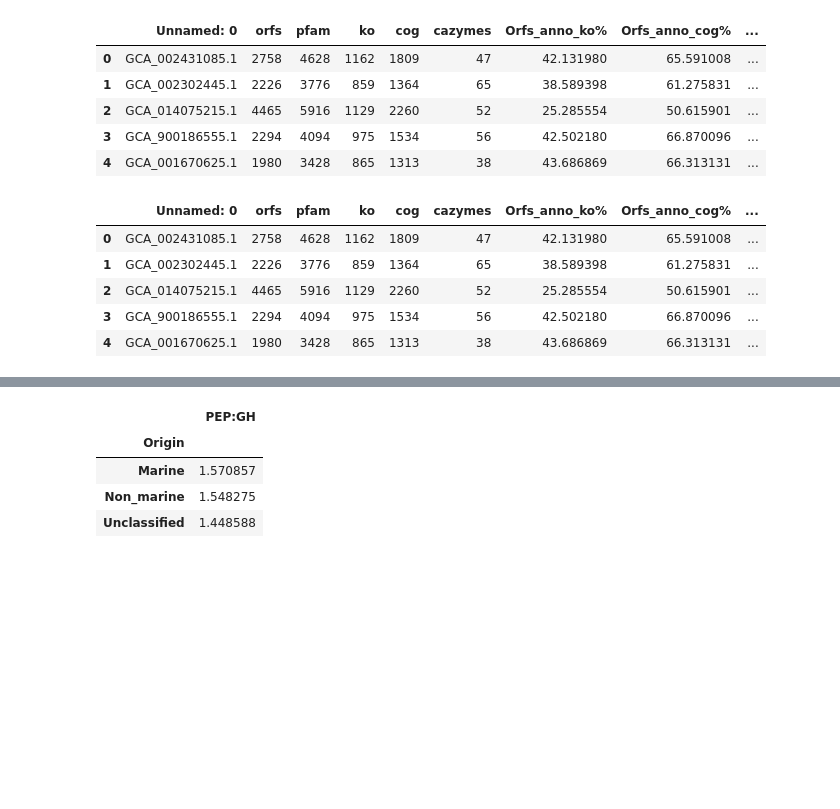
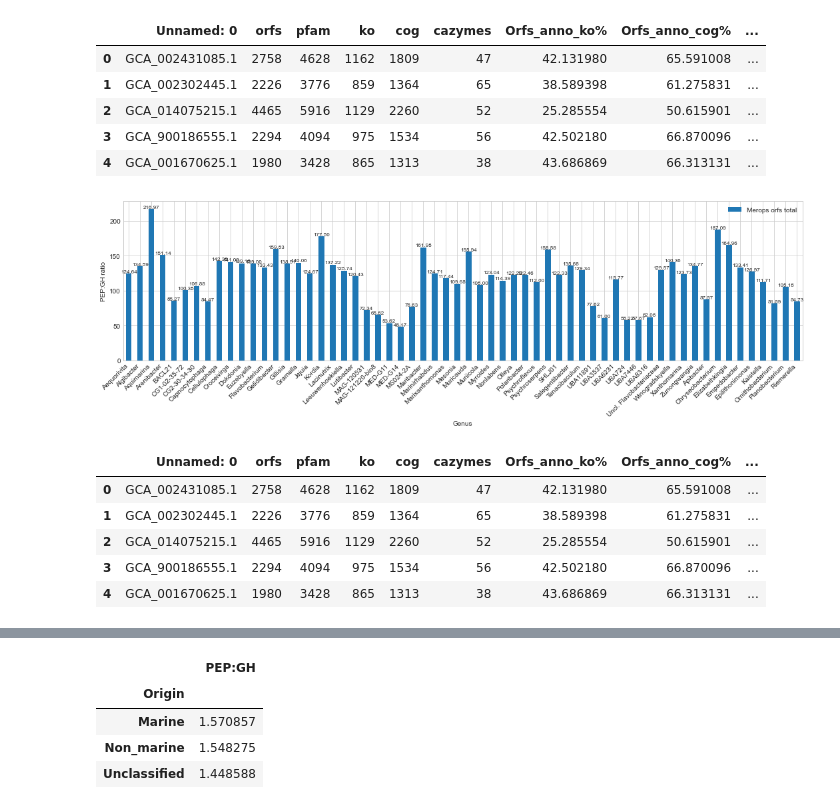
Before and after one commit to sandragodinhosilva/flavobacteriaceae_project, a Jupyter notebook: 4_Figures/F7/F7.ipynb, the cells around one changed output, grey strips where cells are left out. Drawn from its saved outputs; the diff is of its cells as text; code cells hidden in the pictures; blank space fills up the shorter version.

```diff
--- a/4_Figures/F7/F7.ipynb
+++ b/4_Figures/F7/F7.ipynb
@@ -278,25 +278,26 @@ statistics.head()
 # %%
 merge = pd.merge(statistics, merops, how="left", left_on="Unnamed: 0", right_on="index")
 merge["Orfs_anno_merops%"] = merge["Merops orfs total"]/merge["orfs"]*100
 merge =pd.merge(merge,metadata, how="left", left_on="Unnamed: 0", right_on="Assembly accession")
 merge["merops_permb"] = merge["Merops orfs total"]/merge["scaf_bp"]*1000000
 merge["cazymes_permb"] = merge["cazymes"]/merge["scaf_bp"]*1000000
-ax = df2["PEP:GH"].plot(kind="bar",figsize=(15,5))
+ax = df2.plot(kind="bar",figsize=(15,5))
 
 plt.ylabel('PEP:GH ratio')
 plt.xticks(rotation=45, horizontalalignment='right')
 
 for p in ax.patches:
     x=p.get_bbox().get_points()[:,0]
     y=p.get_bbox().get_points()[1,1]
     ax.annotate('{:.2f}'.format(y), (x.mean(),y),ha='center', va='bottom', fontsize=8) # set the alignment of the text
 
 plt.tight_layout()
 plt.show()
 
 ax.figure.savefig("Ratio.svg", dpi=300)
 merge.head()
 # %% [output]
+[figure, added]
 |  | Unnamed: 0 | orfs | pfam | ko | cog | cazymes | Orfs_anno_ko% | Orfs_anno_cog% | ... |
 | 0 | GCA_002431085.1 | 2758 | 4628 | 1162 | 1809 | 47 | 42.131980 | 65.591008 | ... |
 | 1 | GCA_002302445.1 | 2226 | 3776 | 859 | 1364 | 65 | 38.589398 | 61.275831 | ... |
```
Also changed, not shown: parts of 7 cells of this notebook, 27 other files.
